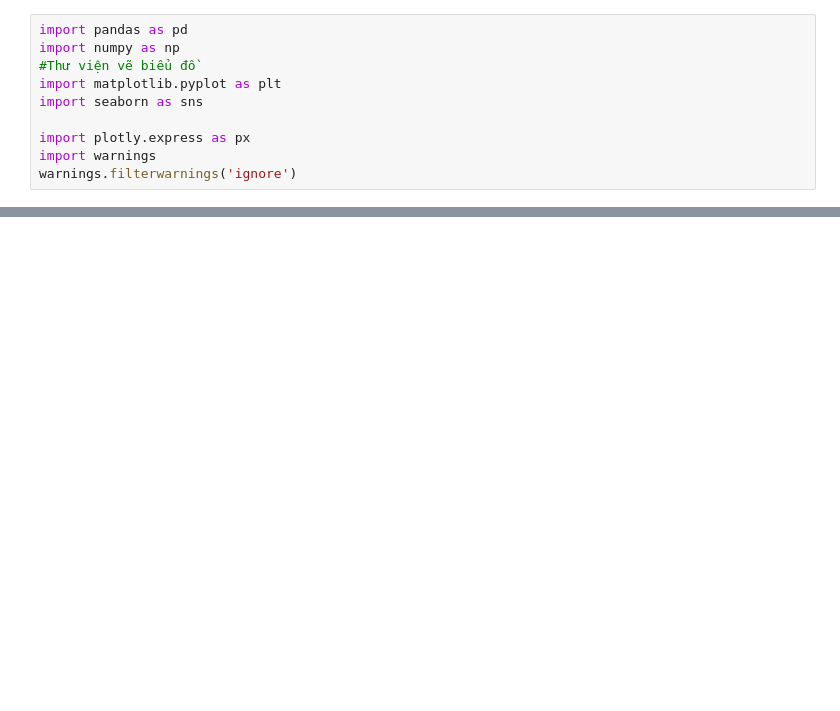
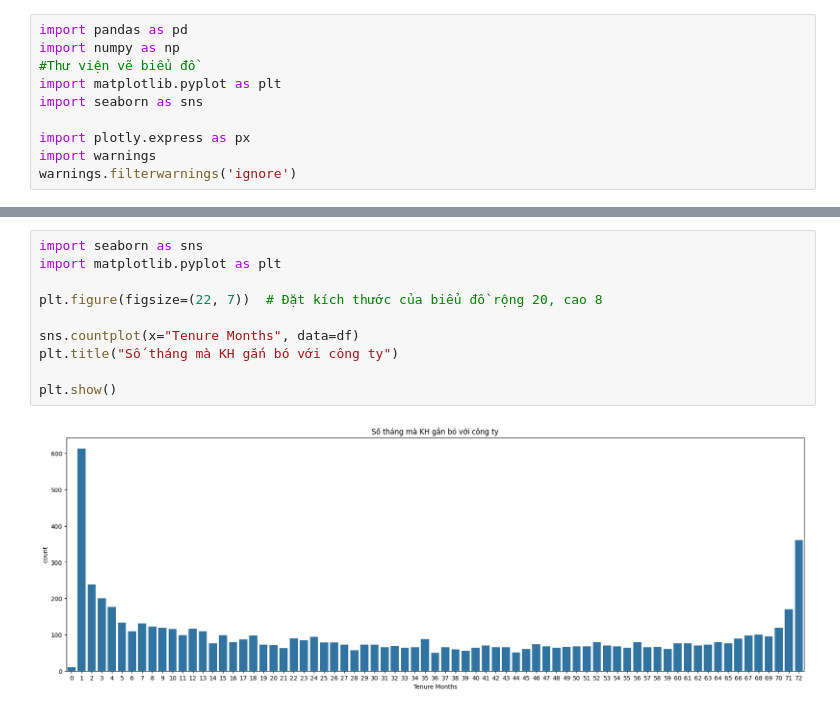
Before and after one commit to neyud/LTCSDL, a Jupyter notebook: churn_telco (1).ipynb, the cells around one changed output, grey strips where cells are left out. Saved outputs shown, nothing was run; the diff lists cells and outputs as text; blank space fills up the shorter version.

```diff
--- a/churn_telco (1).ipynb
+++ b/churn_telco (1).ipynb
@@ -207,0 +283,12 @@ PermissionError: [Errno 13] Permission denied: 'du_lieu_sau_khi_lam_sach.csv'
+# %%
+import seaborn as sns
+import matplotlib.pyplot as plt
+
+plt.figure(figsize=(22, 7))  # Đặt kích thước của biểu đồ rộng 20, cao 8
+
+sns.countplot(x="Tenure Months", data=df)
+plt.title("Số tháng mà KH gắn bó với công ty")
+
+plt.show()
+# %% [output]
+[figure, added]
```
Also changed, not shown: parts of 17 cells of this notebook.
